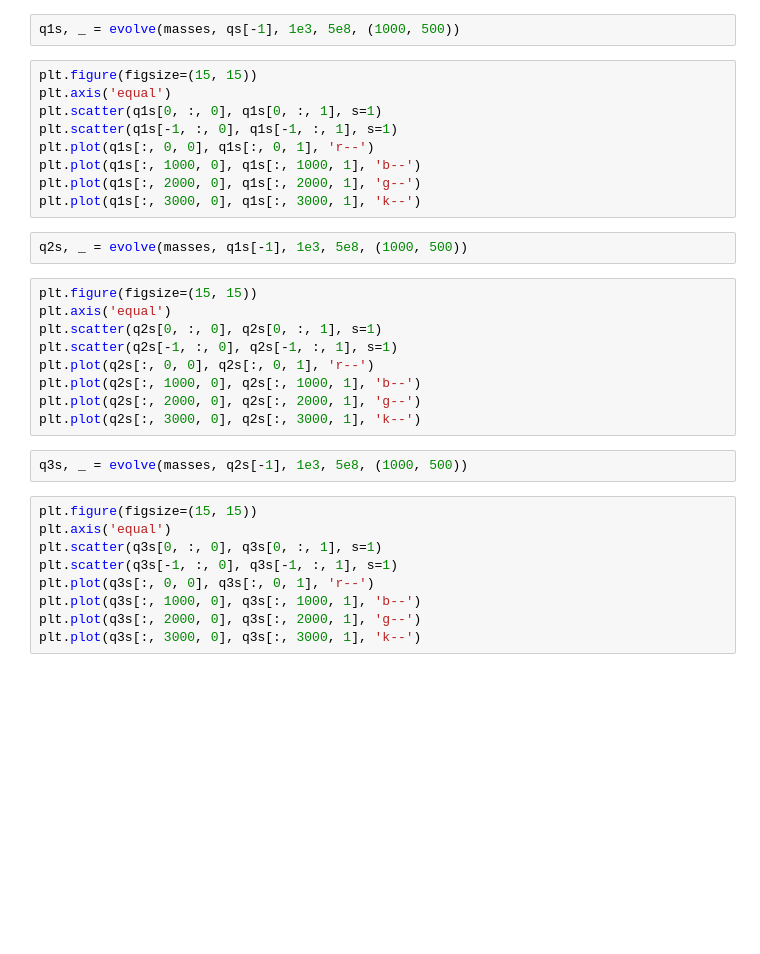
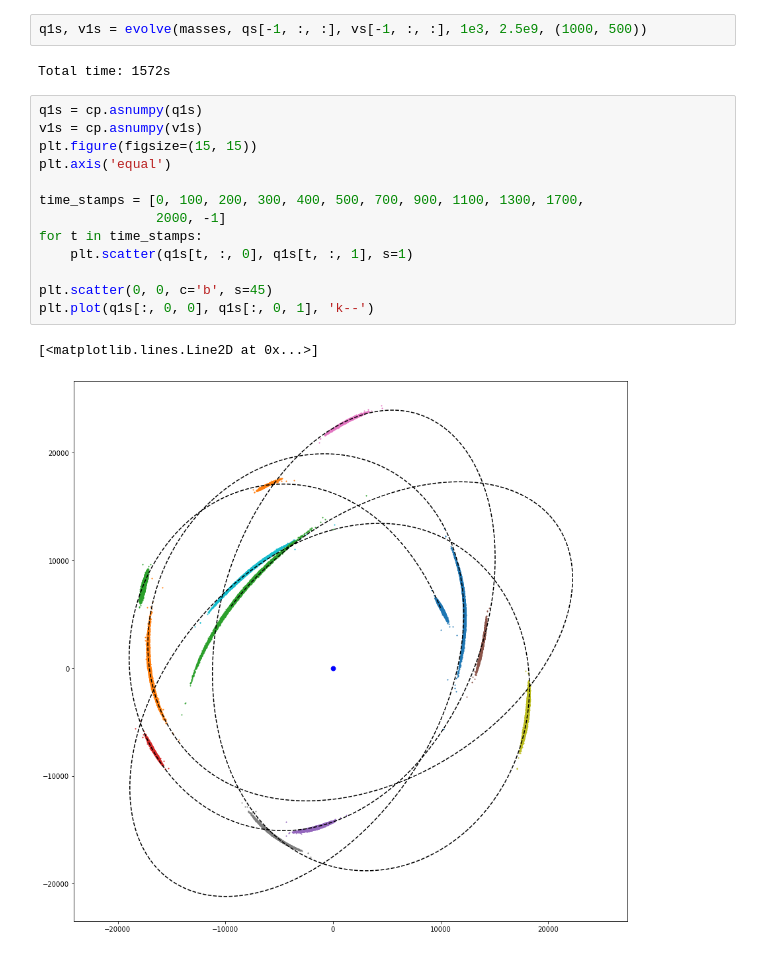
Before and after one commit to NoaVidovic/stream-nbody-simulation, a Jupyter notebook: n_body_orbit_integration.ipynb, the cells around one changed output. Cells and saved outputs as stored; diff of their text form; blank space fills up the shorter version.

```diff
--- a/n_body_orbit_integration.ipynb
+++ b/n_body_orbit_integration.ipynb
@@ -372,33 +428,20 @@ plt.plot(qs[:, 3000, 0], qs[:, 3000, 1], 'k--')
-# %%
-q1s, _ = evolve(masses, qs[-1], 1e3, 5e8, (1000, 500))
-# %%
-plt.figure(figsize=(15, 15))
-plt.axis('equal')
-plt.scatter(q1s[0, :, 0], q1s[0, :, 1], s=1)
-plt.scatter(q1s[-1, :, 0], q1s[-1, :, 1], s=1)
-plt.plot(q1s[:, 0, 0], q1s[:, 0, 1], 'r--')
-plt.plot(q1s[:, 1000, 0], q1s[:, 1000, 1], 'b--')
-plt.plot(q1s[:, 2000, 0], q1s[:, 2000, 1], 'g--')
-plt.plot(q1s[:, 3000, 0], q1s[:, 3000, 1], 'k--')
-# %%
-q2s, _ = evolve(masses, q1s[-1], 1e3, 5e8, (1000, 500))
-# %%
-plt.figure(figsize=(15, 15))
-plt.axis('equal')
-plt.scatter(q2s[0, :, 0], q2s[0, :, 1], s=1)
-plt.scatter(q2s[-1, :, 0], q2s[-1, :, 1], s=1)
-plt.plot(q2s[:, 0, 0], q2s[:, 0, 1], 'r--')
-plt.plot(q2s[:, 1000, 0], q2s[:, 1000, 1], 'b--')
-plt.plot(q2s[:, 2000, 0], q2s[:, 2000, 1], 'g--')
-plt.plot(q2s[:, 3000, 0], q2s[:, 3000, 1], 'k--')
-# %%
-q3s, _ = evolve(masses, q2s[-1], 1e3, 5e8, (1000, 500))
-# %%
-plt.figure(figsize=(15, 15))
-plt.axis('equal')
-plt.scatter(q3s[0, :, 0], q3s[0, :, 1], s=1)
-plt.scatter(q3s[-1, :, 0], q3s[-1, :, 1], s=1)
-plt.plot(q3s[:, 0, 0], q3s[:, 0, 1], 'r--')
-plt.plot(q3s[:, 1000, 0], q3s[:, 1000, 1], 'b--')
-plt.plot(q3s[:, 2000, 0], q3s[:, 2000, 1], 'g--')
-plt.plot(q3s[:, 3000, 0], q3s[:, 3000, 1], 'k--')
+# %%
+q1s, v1s = evolve(masses, qs[-1, :, :], vs[-1, :, :], 1e3, 2.5e9, (1000, 500))
+# %% [output]
+Total time: 1572s
+# %%
+q1s = cp.asnumpy(q1s)
+v1s = cp.asnumpy(v1s)
+plt.figure(figsize=(15, 15))
+plt.axis('equal')
+
+time_stamps = [0, 100, 200, 300, 400, 500, 700, 900, 1100, 1300, 1700,
+               2000, -1]
+for t in time_stamps:
+    plt.scatter(q1s[t, :, 0], q1s[t, :, 1], s=1)
+
+plt.scatter(0, 0, c='b', s=45)
+plt.plot(q1s[:, 0, 0], q1s[:, 0, 1], 'k--')
+# %% [output]
+[<matplotlib.lines.Line2D at 0x...>]
+[figure, added]
```
Also changed, not shown: parts of 14 cells of this notebook, 4 other files.
